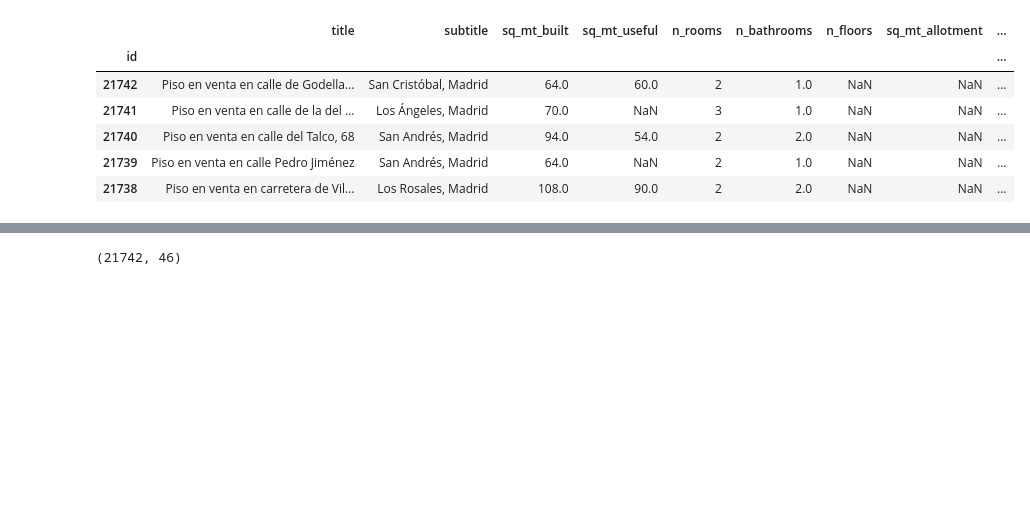
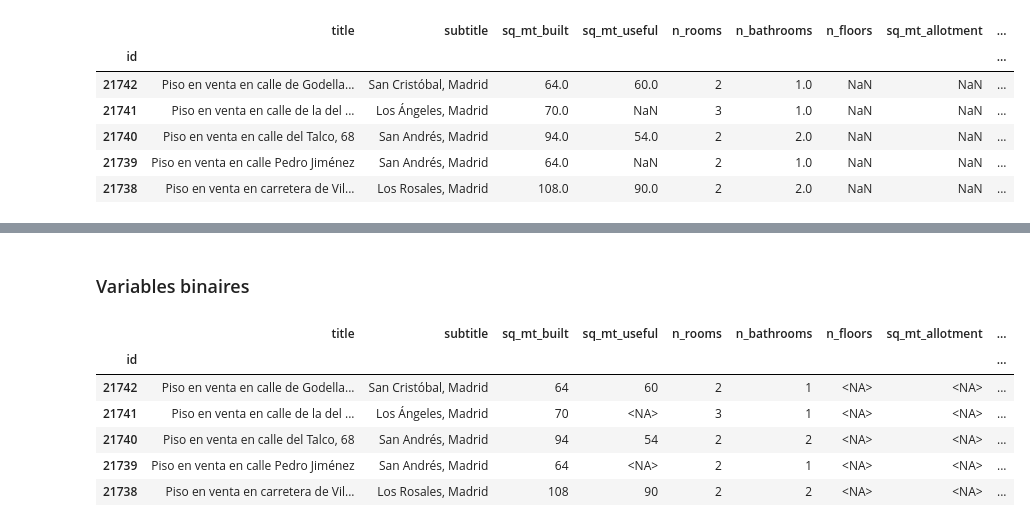
Before and after one commit to bruno-coulet/apartment-hunter, a Jupyter notebook: cleaning.ipynb, the cells around one changed output, grey strips where cells are left out. Saved outputs shown, nothing was run; the diff lists cells and outputs as text; code cells hidden in the pictures; blank space fills up the shorter version.

Commit message:
update autres variables binaires

```diff
--- a/cleaning.ipynb
+++ b/cleaning.ipynb
@@ -86 +90,27 @@ Index([], dtype='object')
+# %%
+# Converti en entier nullable : de 0 à 254 et NaN ou plus
+df['n_floors'] = df['n_floors'].round().astype('Int8')
+df['n_bathrooms'] = df['n_bathrooms'].round().astype('UInt8')
+df['built_year'] = df['built_year'].round().astype('UInt16')
+
+df['sq_mt_built'] = df['sq_mt_built'].round().astype('UInt16')
+df['sq_mt_useful'] = df['sq_mt_useful'].round().astype('UInt16')
+
+df['parking_price'] = df['parking_price'].round().astype('UInt64')
+df['sq_mt_allotment'] = df['sq_mt_allotment'].round().astype('UInt64')
+# %% [markdown]
+### Variables binaires
+# %%
+binary_cols = ['has_pool', 'has_terrace', 'has_garden', 'has_balcony', 'has_storage_room', 'has_ac', 'has_fitted_wardrobes']
+
+for col in binary_cols:
+#     df[col] = (
+#     df[col]
+#     .fillna(False)          # remplace vide → False
+#     .astype('boolean')      # type booléen nullable moderne
+#     .astype('UInt8')        # convertit en 0/1 propre
+# )
+
+    # convertit d'abord en booléen nullable, puis remplace NaN par False, puis UInt8
+    df[col] = df[col].astype('boolean').fillna(False).astype('UInt8')
 # %%
@@ -88,4 +118,10 @@ df.to_feather(r'data/mardrid_houses.feather')
-# %%
-df.shape
-# %% [output]
-(21742, 46)
+# %%
+df.head()
+# %% [output]
+|  | title | subtitle | sq_mt_built | sq_mt_useful | n_rooms | n_bathrooms | n_floors | sq_mt_allotment | ... |
+| id |  |  |  |  |  |  |  |  | ... |
+| 21742 | Piso en venta en calle de Godella... | San Cristóbal, Madrid | 64 | 60 | 2 | 1 | <NA> | <NA> | ... |
+| 21741 | Piso en venta en calle de la del ... | Los Ángeles, Madrid | 70 | <NA> | 3 | 1 | <NA> | <NA> | ... |
+| 21740 | Piso en venta en calle del Talco, 68 | San Andrés, Madrid | 94 | 54 | 2 | 2 | <NA> | <NA> | ... |
+| 21739 | Piso en venta en calle Pedro Jiménez | San Andrés, Madrid | 64 | <NA> | 2 | 1 | <NA> | <NA> | ... |
+| 21738 | Piso en venta en carretera de Vil... | Los Rosales, Madrid | 108 | 90 | 2 | 2 | <NA> | <NA> | ... |
```
Also changed, not shown: parts of 8 cells of this notebook, 1 other file.
